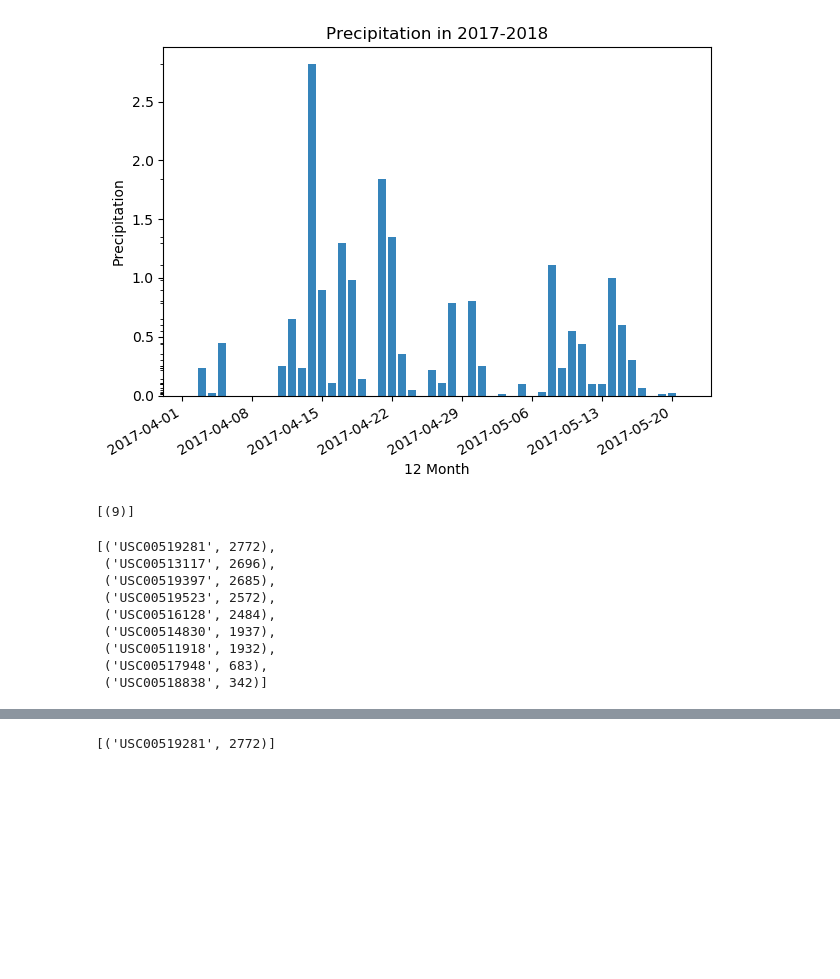
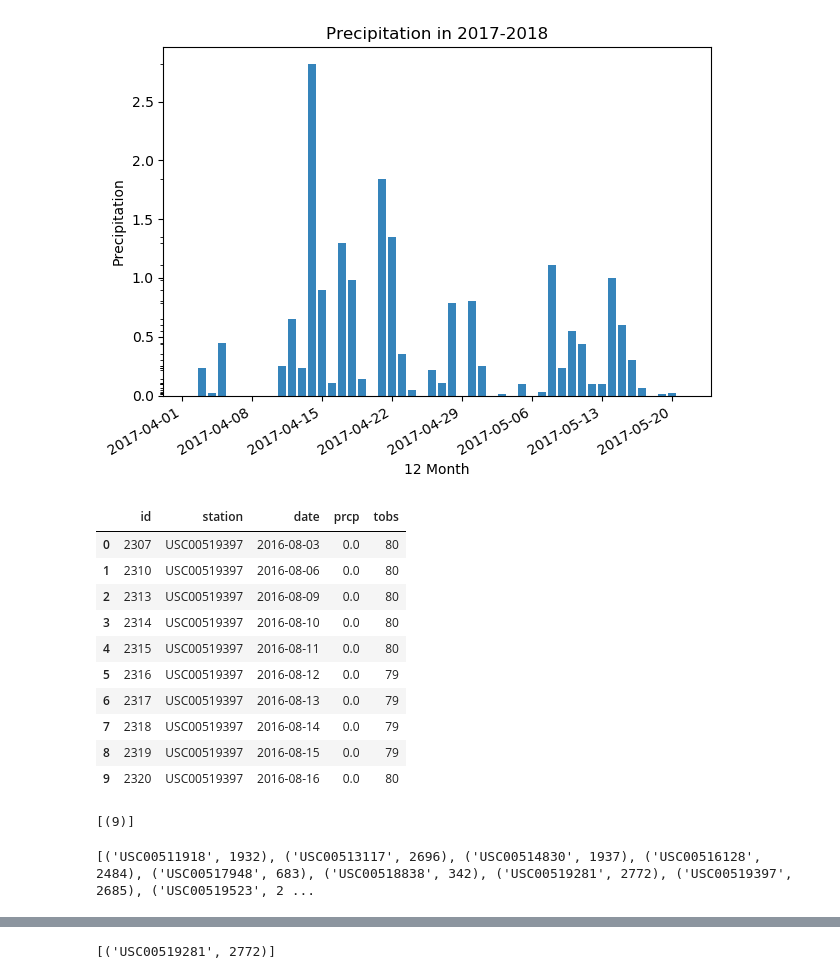
Before and after one commit to yinlingw/Surfs-Up-, a Jupyter notebook: HW11_SurfsUp!/climate_analysis.ipynb, the cells around one changed output, grey strips where cells are left out. Cells and saved outputs as stored; diff of their text form; code cells hidden in the pictures; blank space fills up the shorter version.

```diff
--- a/HW11_SurfsUp!/climate_analysis.ipynb
+++ b/HW11_SurfsUp!/climate_analysis.ipynb
@@ -97,6 +97,23 @@ fig.tight_layout()
 plt.show()
 # %% [output]
 [figure]
+# %%
+data_prcp_stmt = session.query(Measurement).\
+    filter(Measurement.date > '2016-08-01', Measurement.date < '2017-08-23').order_by(Measurement.prcp).statement
+df_date_prcp2 = pd.read_sql_query(data_prcp_stmt, session.bind)
+df_date_prcp2.head(10)
+# %% [output]
+|  | id | station | date | prcp | tobs |
+| 0 | 2307 | USC00519397 | 2016-08-03 | 0.0 | 80 |
+| 1 | 2310 | USC00519397 | 2016-08-06 | 0.0 | 80 |
+| 2 | 2313 | USC00519397 | 2016-08-09 | 0.0 | 80 |
+| 3 | 2314 | USC00519397 | 2016-08-10 | 0.0 | 80 |
+| 4 | 2315 | USC00519397 | 2016-08-11 | 0.0 | 80 |
+| 5 | 2316 | USC00519397 | 2016-08-12 | 0.0 | 79 |
+| 6 | 2317 | USC00519397 | 2016-08-13 | 0.0 | 79 |
+| 7 | 2318 | USC00519397 | 2016-08-14 | 0.0 | 79 |
+| 8 | 2319 | USC00519397 | 2016-08-15 | 0.0 | 79 |
+| 9 | 2320 | USC00519397 | 2016-08-16 | 0.0 | 80 |
 # %%
 # Station Analysis
 # Number of stations
@@ -104,16 +121,10 @@ session.query(func.count(Stations.station)).all()
 # %% [output]
 [(9)]
 # %%
-# Most active stations
-active_stations = session.query(Measurement.station, func.count(Measurement.station)).group_by(Measurement.station).order_by(func.count(Measurement.station).desc()).all()
-active_stations
+#Number of Each Station Instance
+results_instance_station_total = session.query(Measurement.station, func.count(Measurement.station)).\
+    group_by(Measurement.station).all()
+
+print(results_instance_station_total)
 # %% [output]
-[('USC00519281', 2772),
- ('USC00513117', 2696),
- ('USC00519397', 2685),
- ('USC00519523', 2572),
- ('USC00516128', 2484),
- ('USC00514830', 1937),
- ('USC00511918', 1932),
- ('USC00517948', 683),
- ('USC00518838', 342)]
+[('USC00511918', 1932), ('USC00513117', 2696), ('USC00514830', 1937), ('USC00516128', 2484), ('USC00517948', 683), ('USC00518838', 342), ('USC00519281', 2772), ('USC00519397', 2685), ('USC00519523', 2 ...
```
Also changed, not shown: parts of 10 cells of this notebook.
